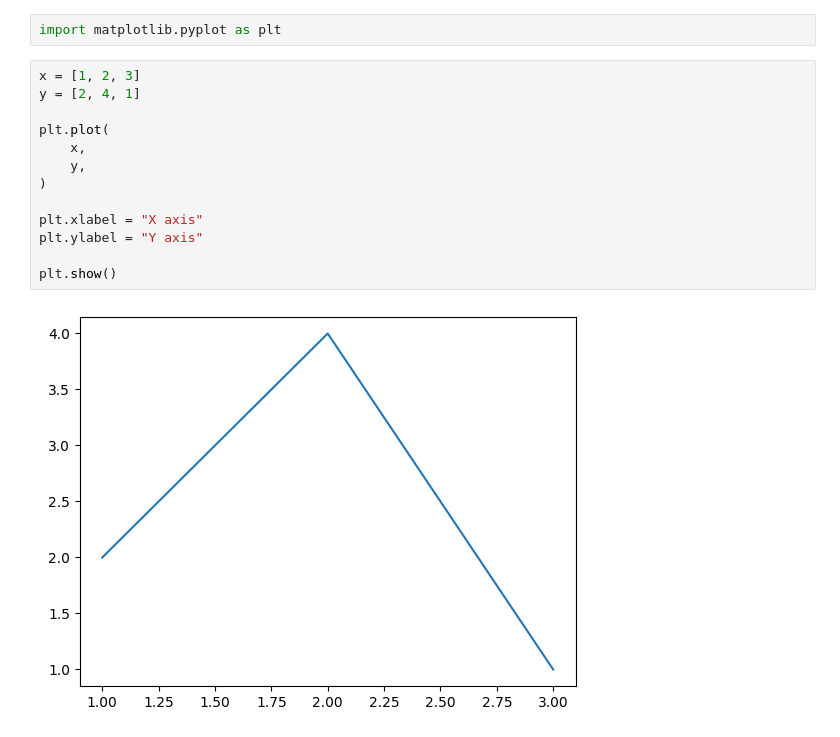
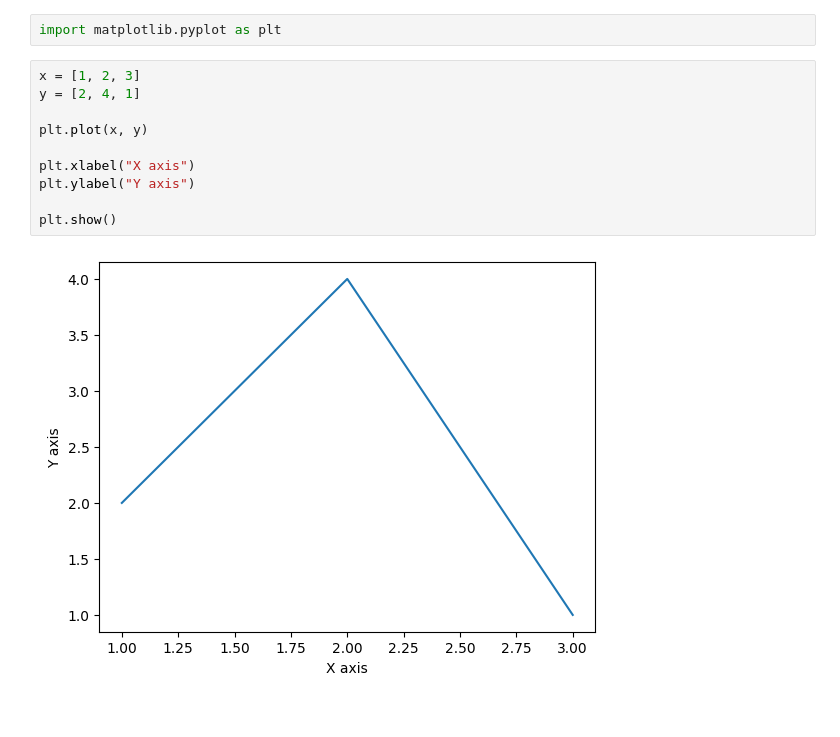
Before and after one commit to HarshPanchal18/CodeUnnati-ML, a Jupyter notebook: Matplotlib.ipynb, the cells around one changed output. Cells and saved outputs as stored; diff of their text form.

```diff
--- a/Matplotlib.ipynb
+++ b/Matplotlib.ipynb
@@ -3,15 +3,12 @@ import matplotlib.pyplot as plt
 # %%
 x = [1, 2, 3]
 y = [2, 4, 1]
 
-plt.plot(
-    x,
-    y,
-)
+plt.plot(x, y)
 
-plt.xlabel = "X axis"
-plt.ylabel = "Y axis"
+plt.xlabel("X axis")
+plt.ylabel("Y axis")
 
 plt.show()
 # %% [output]
-[figure, old version]
+[figure, new version]
```
Also changed, not shown: parts of 7 cells of this notebook, 2 other files.
